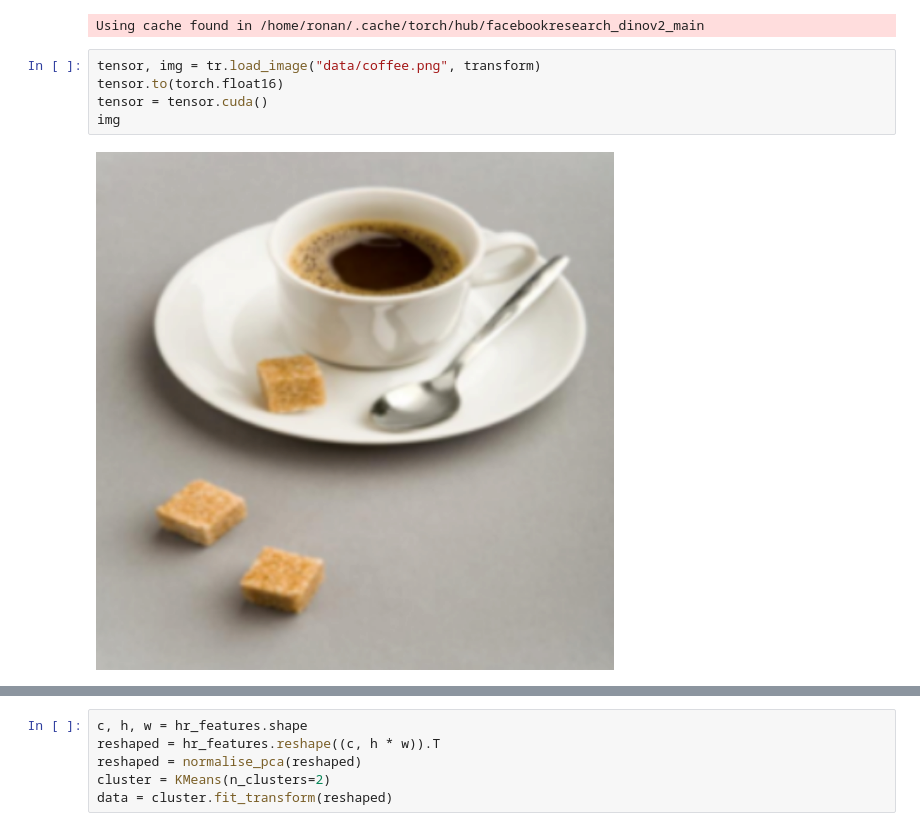
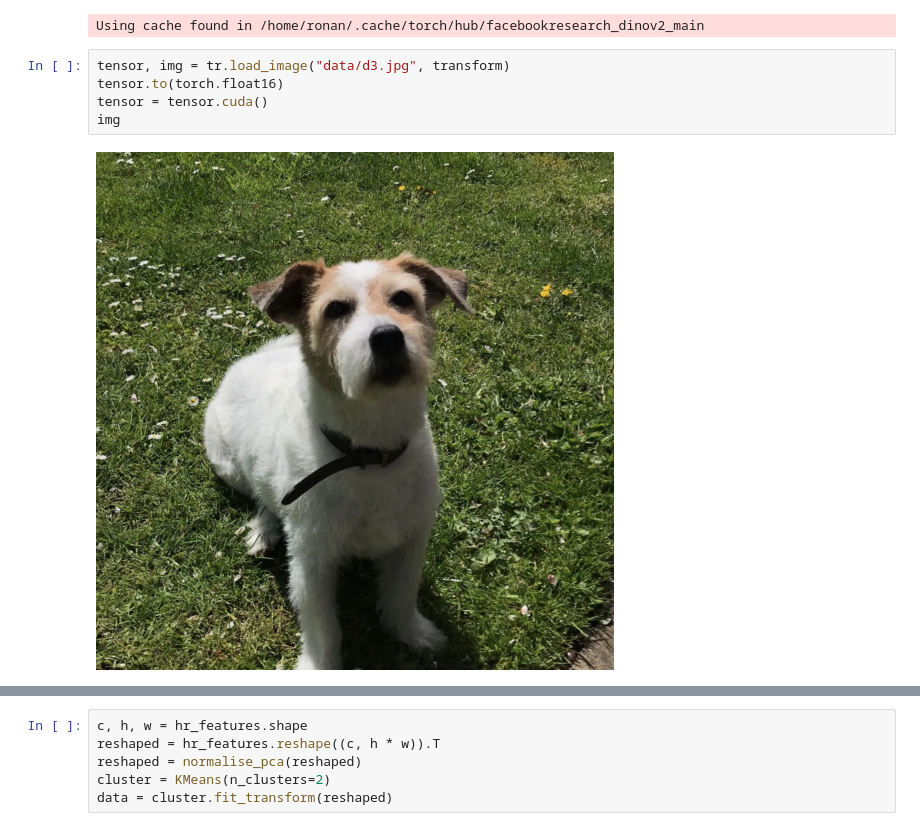
Before and after one commit to tldr-group/HR-Dv2, a Jupyter notebook: notebooks/threshold_selection.ipynb, the cells around one changed output, grey strips where cells are left out. Saved outputs shown, nothing was run; the diff lists cells and outputs as text.

```diff
--- a/notebooks/threshold_selection.ipynb
+++ b/notebooks/threshold_selection.ipynb
@@ -31,9 +33,9 @@ pass
 # %% [output]
 Using cache found in /home/ronan/.cache/torch/hub/facebookresearch_dinov2_main
 # %%
-tensor, img = tr.load_image("data/coffee.png", transform)
+tensor, img = tr.load_image("data/d3.jpg", transform)
 tensor.to(torch.float16)
 tensor = tensor.cuda()
 img
 # %% [output]
-[figure, old version]
+[figure, new version]
```
Also changed, not shown: parts of 6 cells of this notebook.
